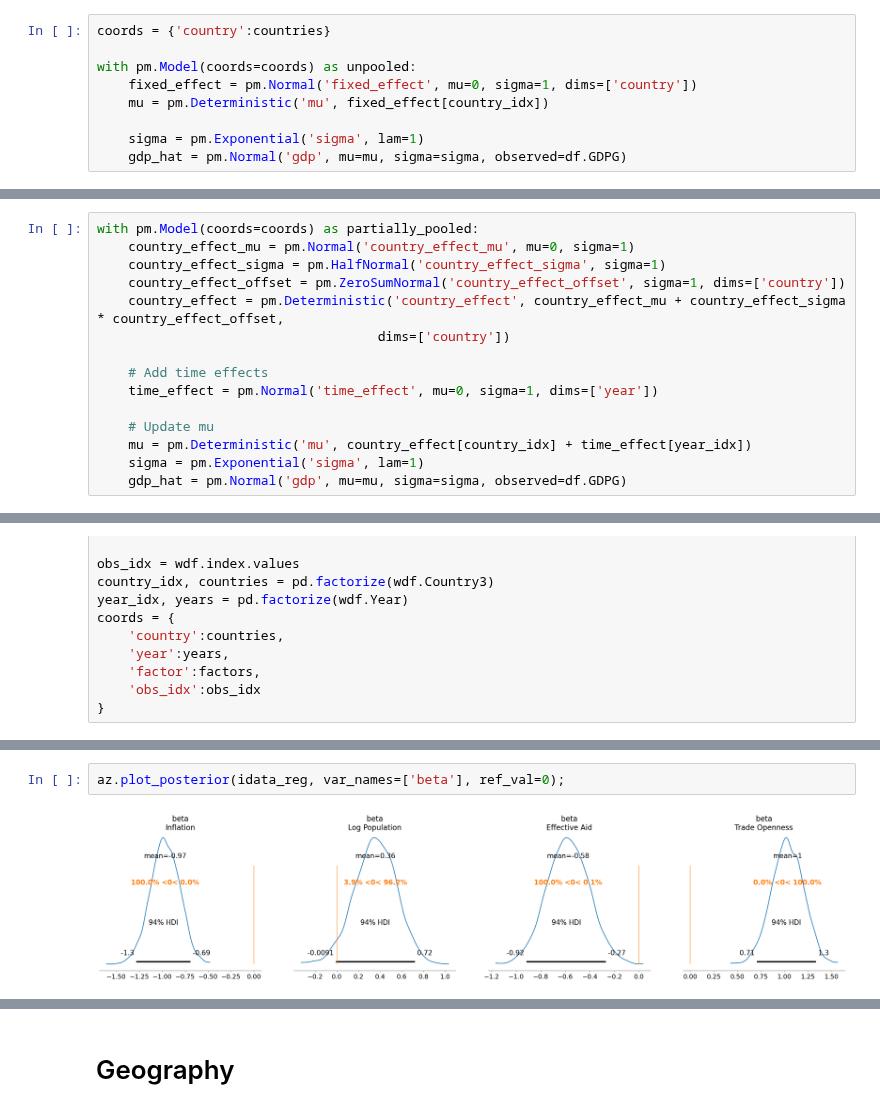
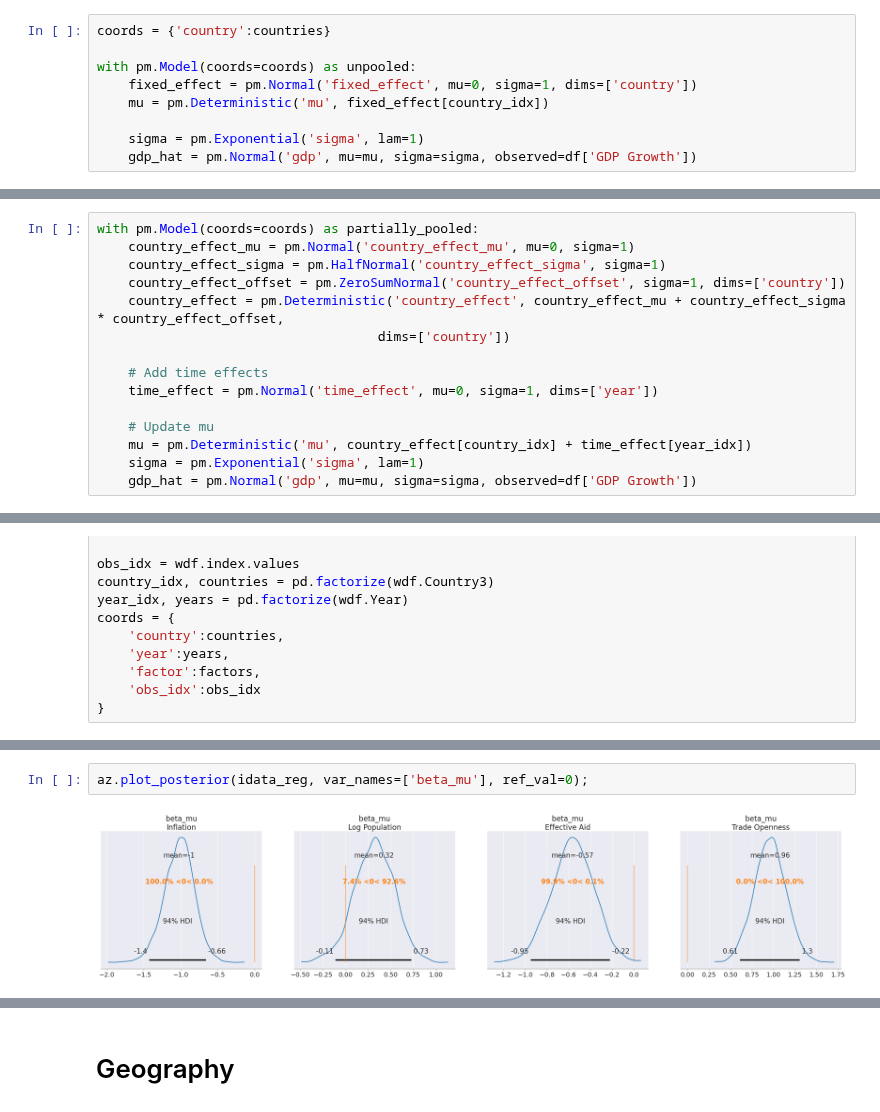
Before and after one commit to jessegrabowski/laos-climate-change, a Jupyter notebook: notebooks/Panel Data.ipynb, the cells around one changed output, grey strips where cells are left out. Cells and saved outputs as stored; diff of their text form.

```diff
--- a/notebooks/Panel Data.ipynb
+++ b/notebooks/Panel Data.ipynb
@@ -30,7 +30,7 @@ with pm.Model(coords=coords) as unpooled:
     mu = pm.Deterministic('mu', fixed_effect[country_idx])
 
     sigma = pm.Exponential('sigma', lam=1)
-    gdp_hat = pm.Normal('gdp', mu=mu, sigma=sigma, observed=df.GDPG)
+    gdp_hat = pm.Normal('gdp', mu=mu, sigma=sigma, observed=df['GDP Growth'])
 # %%
 pm.model_to_graphviz(unpooled)
 # %% [output]
@@ -84,7 +77,7 @@ with pm.Model(coords=coords) as partially_pooled:
     # Update mu
     mu = pm.Deterministic('mu', country_effect[country_idx] + time_effect[year_idx])
     sigma = pm.Exponential('sigma', lam=1)
-    gdp_hat = pm.Normal('gdp', mu=mu, sigma=sigma, observed=df.GDPG)
+    gdp_hat = pm.Normal('gdp', mu=mu, sigma=sigma, observed=df['GDP Growth'])
 # %%
 pm.model_to_graphviz(partially_pooled)
 # %% [output]
@@ -207,7 +205,7 @@ array([<Axes: title={'center': '94.0% HDI'}>], dtype=object)
 # %%
-az.plot_posterior(idata_reg, var_names=['beta'], ref_val=0);
+az.plot_posterior(idata_reg, var_names=['beta_mu'], ref_val=0);
 # %% [output]
-[figure, old version]
+[figure, new version]
 # %%
 with partially_pooled_w_regression:
     idata_reg = pm.sample_posterior_predictive(idata_reg, extend_inferencedata=True)
```
Also changed, not shown: parts of 30 cells of this notebook, 3 other files.
